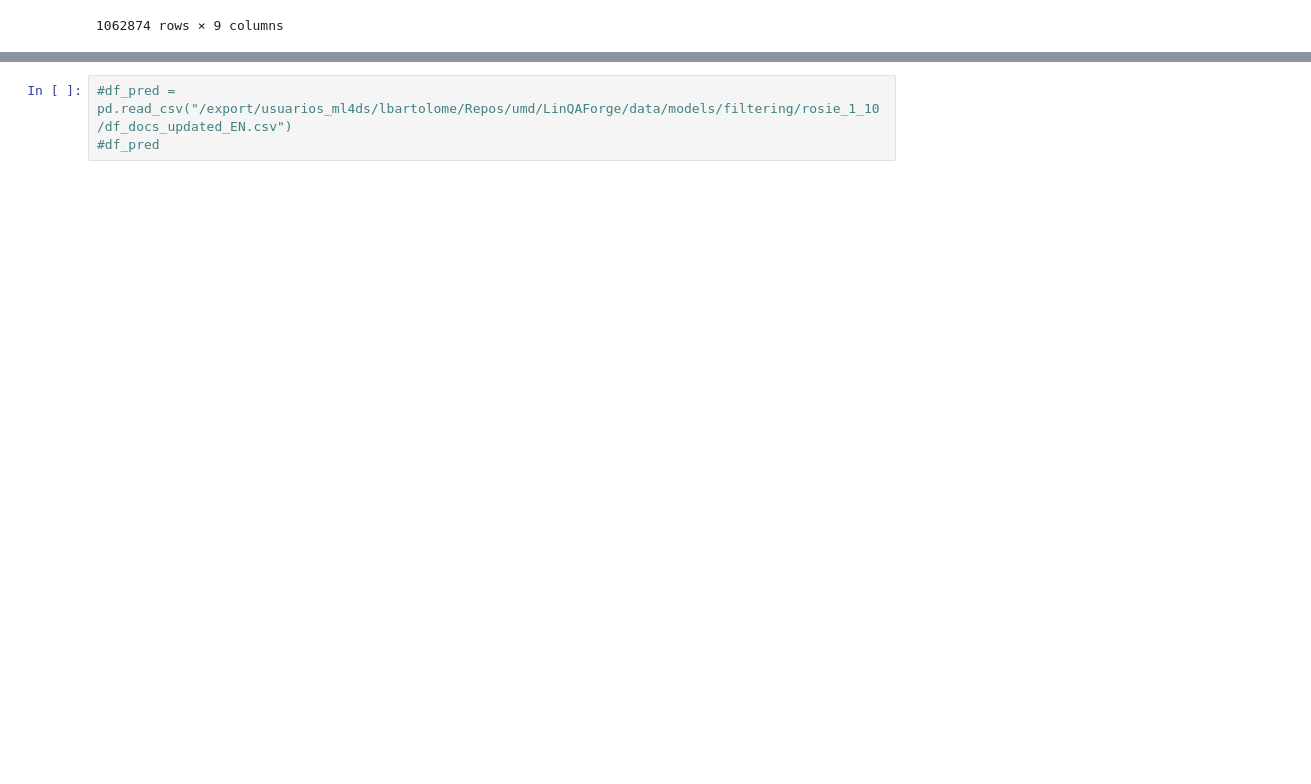
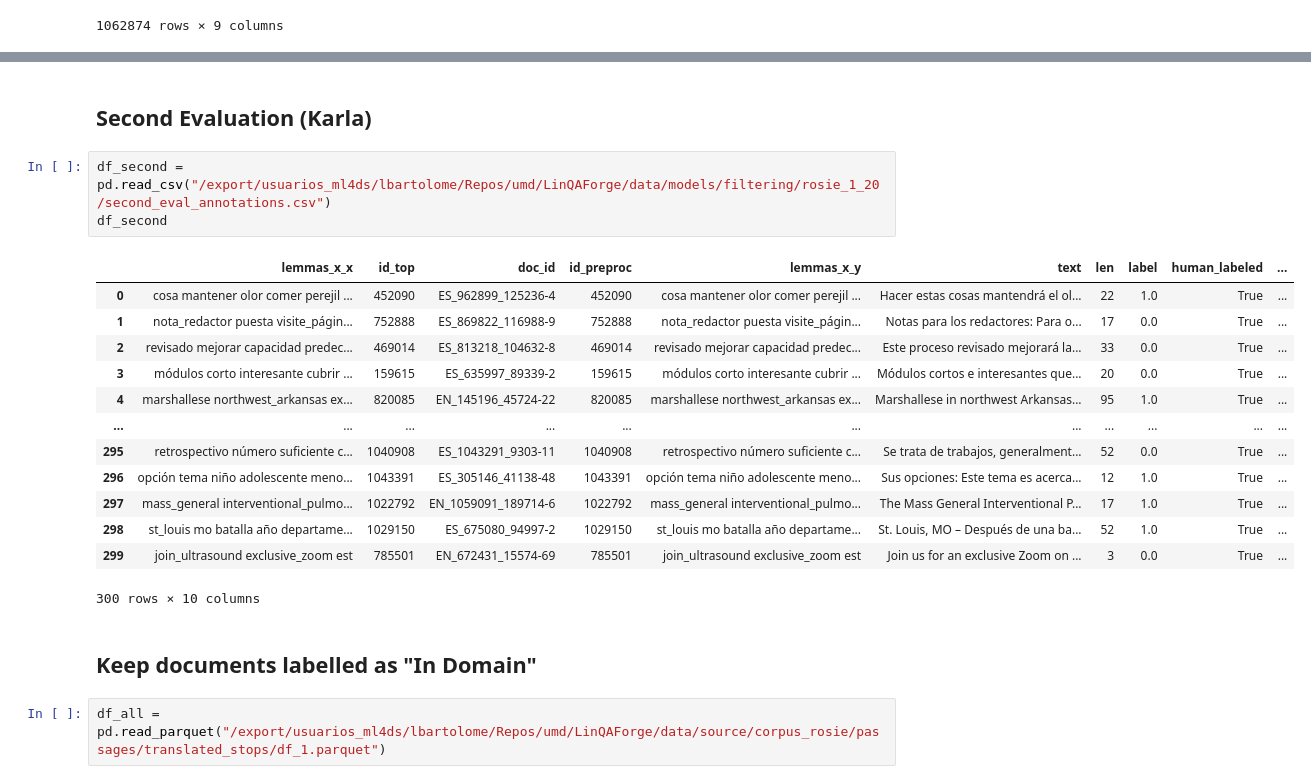
Before and after one commit to lcalvobartolome/mind, a Jupyter notebook: src/active_learning/test.ipynb, the cells around one changed output, grey strips where cells are left out. Saved outputs shown, nothing was run; the diff lists cells and outputs as text; blank space fills up the shorter version.

Commit message:
Added some improvements in second_eval, results from first eval and dspy

```diff
--- a/src/active_learning/test.ipynb
+++ b/src/active_learning/test.ipynb
@@ -145,3 +211,23 @@ pred[pred.predicted_label==0]
+# %% [markdown]
+## Second Evaluation (Karla)
 # %%
-#df_pred = pd.read_csv("/export/usuarios_ml4ds/lbartolome/Repos/umd/LinQAForge/data/models/filtering/rosie_1_10/df_docs_updated_EN.csv")
-#df_pred
+df_second = pd.read_csv("/export/usuarios_ml4ds/lbartolome/Repos/umd/LinQAForge/data/models/filtering/rosie_1_20/second_eval_annotations.csv")
+df_second
+# %% [output]
+|  | lemmas_x_x | id_top | doc_id | id_preproc | lemmas_x_y | text | len | label | human_labeled | ... |
+| 0 | cosa mantener olor comer perejil ... | 452090 | ES_962899_125236-4 | 452090 | cosa mantener olor comer perejil ... | Hacer estas cosas mantendrá el ol... | 22 | 1.0 | True | ... |
+| 1 | nota_redactor puesta visite_págin... | 752888 | ES_869822_116988-9 | 752888 | nota_redactor puesta visite_págin... | Notas para los redactores: Para o... | 17 | 0.0 | True | ... |
+| 2 | revisado mejorar capacidad predec... | 469014 | ES_813218_104632-8 | 469014 | revisado mejorar capacidad predec... | Este proceso revisado mejorará la... | 33 | 0.0 | True | ... |
+| 3 | módulos corto interesante cubrir ... | 159615 | ES_635997_89339-2 | 159615 | módulos corto interesante cubrir ... | Módulos cortos e interesantes que... | 20 | 0.0 | True | ... |
+| 4 | marshallese northwest_arkansas ex... | 820085 | EN_145196_45724-22 | 820085 | marshallese northwest_arkansas ex... | Marshallese in northwest Arkansas... | 95 | 1.0 | True | ... |
+| ... | ... | ... | ... | ... | ... | ... | ... | ... | ... | ... |
+| 295 | retrospectivo número suficiente c... | 1040908 | ES_1043291_9303-11 | 1040908 | retrospectivo número suficiente c... | Se trata de trabajos, generalment... | 52 | 0.0 | True | ... |
+| 296 | opción tema niño adolescente meno... | 1043391 | ES_305146_41138-48 | 1043391 | opción tema niño adolescente meno... | Sus opciones: Este tema es acerca... | 12 | 1.0 | True | ... |
+| 297 | mass_general interventional_pulmo... | 1022792 | EN_1059091_189714-6 | 1022792 | mass_general interventional_pulmo... | The Mass General Interventional P... | 17 | 1.0 | True | ... |
+| 298 | st_louis mo batalla año departame... | 1029150 | ES_675080_94997-2 | 1029150 | st_louis mo batalla año departame... | St. Louis, MO – Después de una ba... | 52 | 1.0 | True | ... |
+| 299 | join_ultrasound exclusive_zoom est | 785501 | EN_672431_15574-69 | 785501 | join_ultrasound exclusive_zoom est | Join us for an exclusive Zoom on ... | 3 | 0.0 | True | ... |
+300 rows × 10 columns
+# %% [markdown]
+## Keep documents labelled as "In Domain"
+# %%
+df_all = pd.read_parquet("/export/usuarios_ml4ds/lbartolome/Repos/umd/LinQAForge/data/source/corpus_rosie/passages/translated_stops/df_1.parquet")
```
Also changed, not shown: parts of 34 cells of this notebook, 21 other files.
